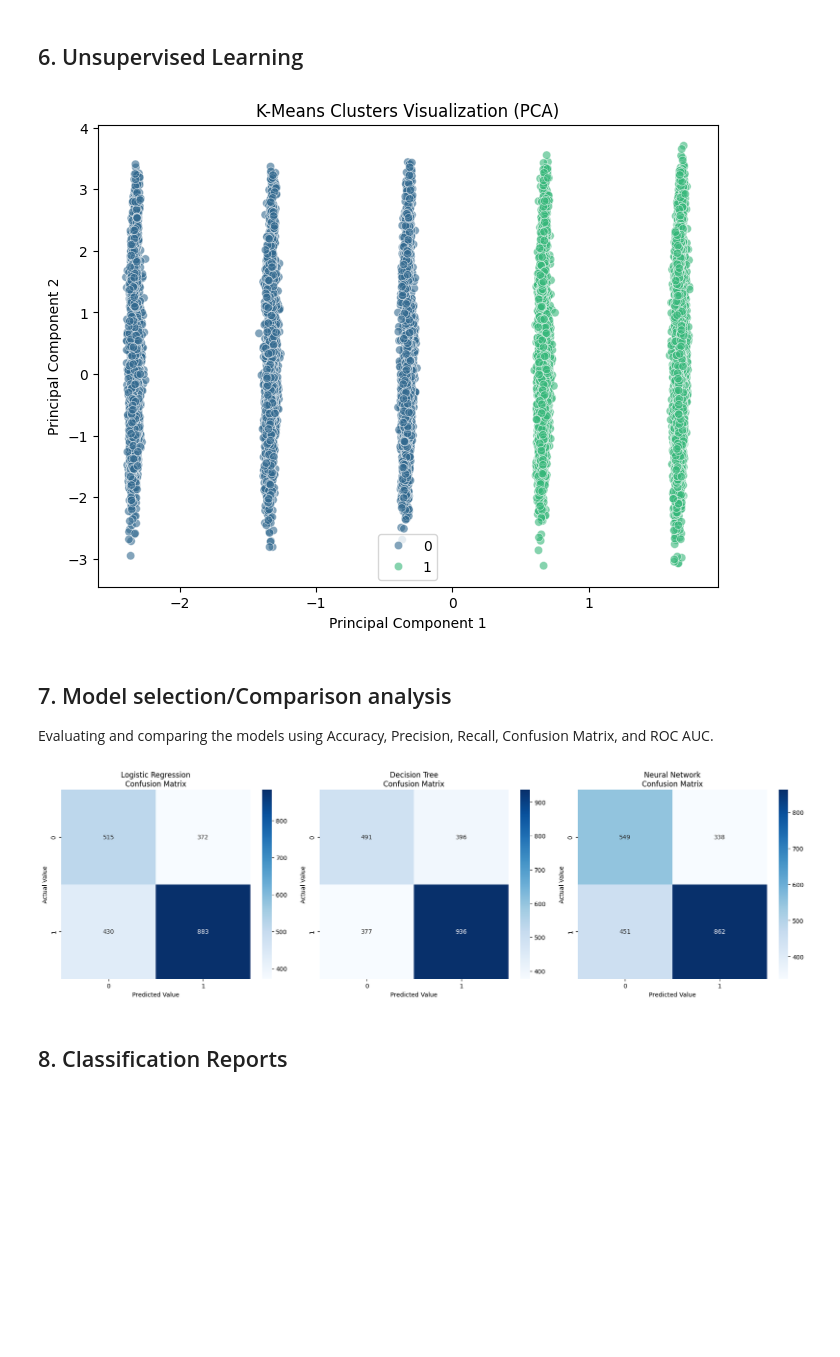
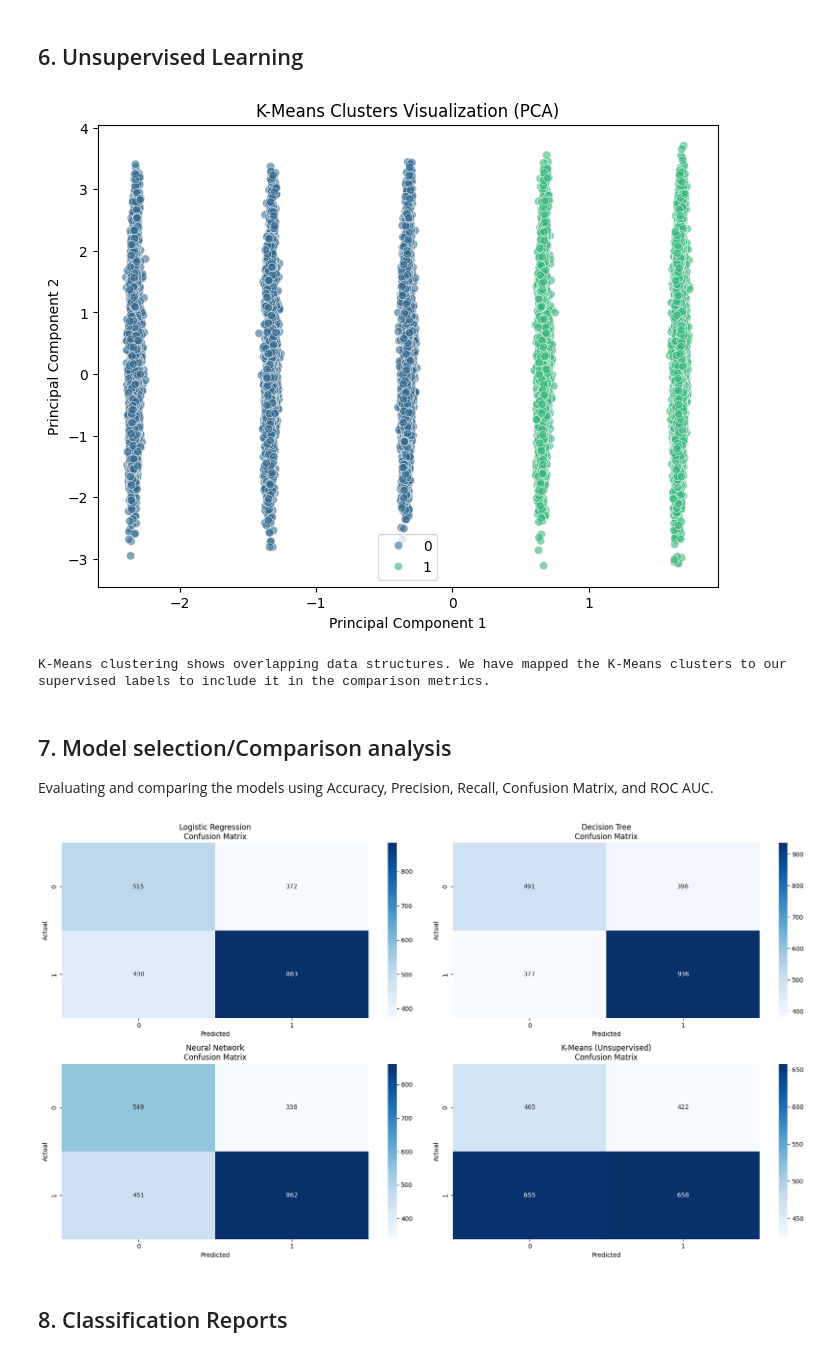
Before and after one commit to heisenberg-611/E-Commerce-Website-Delivery-Prediction-Model, a Jupyter notebook: CSE422_Project_Spring26(E_commarce_Shipping_Delivery_Prediction).ipynb, the cells around one changed output. Saved outputs shown, nothing was run; the diff lists cells and outputs as text; code cells hidden in the pictures; blank space fills up the shorter version.

```diff
--- a/CSE422_Project_Spring26(E_commarce_Shipping_Delivery_Prediction).ipynb
+++ b/CSE422_Project_Spring26(E_commarce_Shipping_Delivery_Prediction).ipynb
@@ -284,11 +284,30 @@ Successfully trained 3 diverse algorithms (Linear, Tree, Neural) on the 80% trai
 # %% [markdown]
 ## 6. Unsupervised Learning
 # %%
+# Drop the target variable for unsupervised learning
 X_unsupervised = df.drop('Reached.on.Time_Y.N', axis=1)
 
+# Apply K-Means
 kmeans = KMeans(n_clusters=2, random_state=42)
 clusters = kmeans.fit_predict(X_unsupervised)
 
+# Evaluate K-Means as a classifier on the test set for comparison
+kmeans_test = kmeans.predict(X_test)
+
+# Since K-Means doesn't know true labels, it might assign 0 to class 1 and vice versa.
+# We'll align the clusters to maximize accuracy for comparison purposes.
+acc_direct = accuracy_score(y_test, kmeans_test)
+acc_flipped = accuracy_score(y_test, 1 - kmeans_test)
+
+if acc_flipped > acc_direct:
+    kmeans_test = 1 - kmeans_test
+
+# Append K-Means to our evaluation lists
+models.append('K-Means (Unsupervised)')
+predictions.append(kmeans_test)
+probabilities.append(kmeans_test) # Using discrete predictions as probabilities for ROC curve compatibility
+
+# Reduce dimensions to 2D for visualization using PCA
 pca = PCA(n_components=2)
 X_pca = pca.fit_transform(X_unsupervised)
 
@@ -298,38 +317,42 @@ plt.title('K-Means Clusters Visualization (PCA)')
 plt.xlabel('Principal Component 1')
 plt.ylabel('Principal Component 2')
 plt.show()
+
+print("K-Means clustering shows overlapping data structures. We have mapped the K-Means clusters to our supervised labels to include it in the comparison metrics.")
 # %% [output]
 [figure]
+K-Means clustering shows overlapping data structures. We have mapped the K-Means clusters to our supervised labels to include it in the comparison metrics.
 # %% [markdown]
 ## 7. Model selection/Comparison analysis
 Evaluating and comparing the models using Accuracy, Precision, Recall, Confusion Matrix, and ROC AUC.
 # %%
 accuracies = []
 precisions = []
 recalls = []
 
 plt.figure(figsize=(18, 10))
 
 for i, model_name in enumerate(models):
     acc = accuracy_score(y_test, predictions[i])
     prec = precision_score(y_test, predictions[i])
     rec = recall_score(y_test, predictions[i])
 
     accuracies.append(acc)
     precisions.append(prec)
     recalls.append(rec)
 
+    # Confusion Matrix
     cm = confusion_matrix(y_test, predictions[i])
-    plt.subplot(2, 3, i+1)
+    plt.subplot(2, 2, i+1)
     sns.heatmap(cm, annot=True, fmt='d', cmap='Blues')
     plt.title(f'{model_name}\nConfusion Matrix')
-    plt.xlabel('Predicted Value')
-    plt.ylabel('Actual Value')
+    plt.xlabel('Predicted')
+    plt.ylabel('Actual')
 
 plt.tight_layout()
 plt.show()
 # %% [output]
-[figure, old version]
+[figure, new version]
 # %% [markdown]
 ## 8. Classification Reports
 # %%
```
Also changed, not shown: parts of 2 cells of this notebook.
